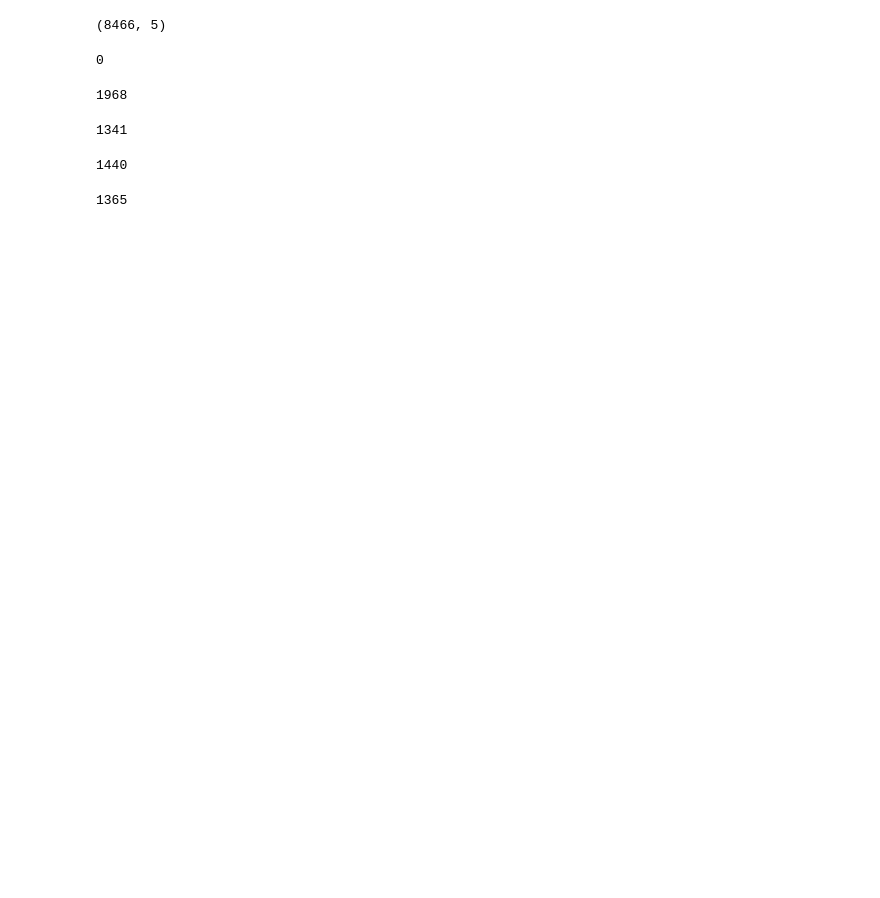
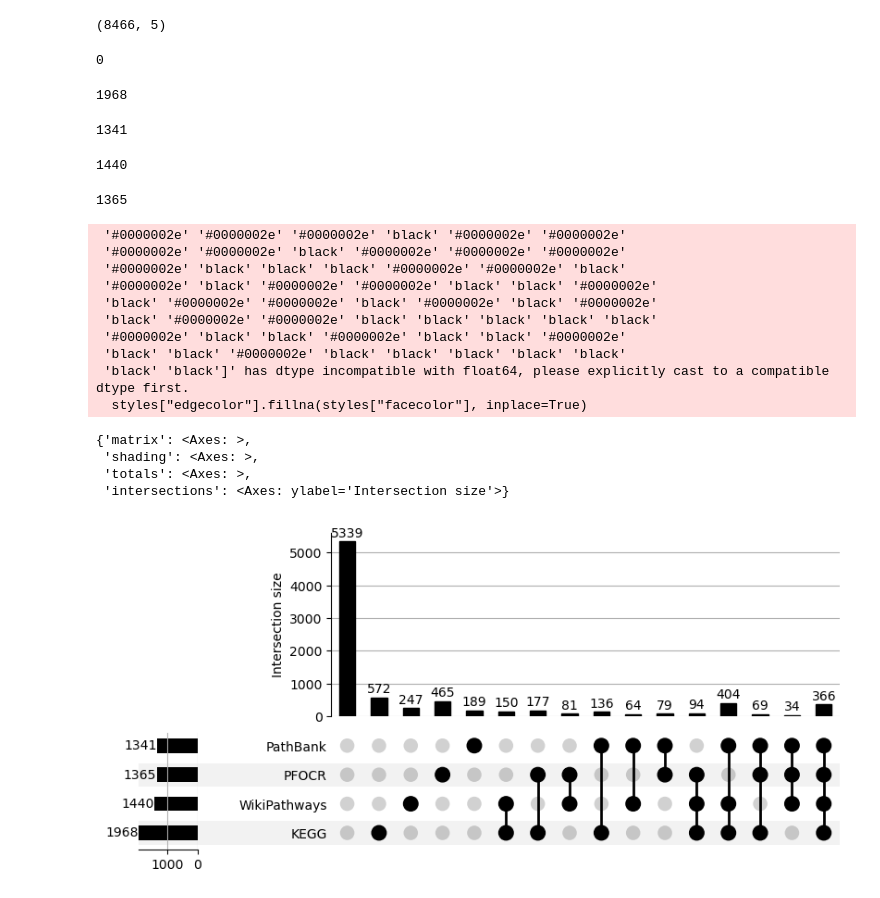
Before and after one commit to kozo2/mb-2023_poster, a Jupyter notebook: count_inchikeys_in_pathwaydbs.ipynb, the cells around one changed output. Saved outputs shown, nothing was run; the diff lists cells and outputs as text; code cells hidden in the pictures; blank space fills up the shorter version.

```diff
--- a/count_inchikeys_in_pathwaydbs.ipynb
+++ b/count_inchikeys_in_pathwaydbs.ipynb
@@ -741,0 +747,18 @@ overlap_df.to_csv("data/upsetplot/overlap_inchikey_prefix.csv", index=False)
+# %%
+plot(from_indicators(indicators=pd.isna, data=overlap_df), show_counts=True)
+# %% [output]
+ '#0000002e' '#0000002e' '#0000002e' 'black' '#0000002e' '#0000002e'
+ '#0000002e' '#0000002e' 'black' '#0000002e' '#0000002e' '#0000002e'
+ '#0000002e' 'black' 'black' 'black' '#0000002e' '#0000002e' 'black'
+ '#0000002e' 'black' '#0000002e' '#0000002e' 'black' 'black' '#0000002e'
+ 'black' '#0000002e' '#0000002e' 'black' '#0000002e' 'black' '#0000002e'
+ 'black' '#0000002e' '#0000002e' 'black' 'black' 'black' 'black' 'black'
+ '#0000002e' 'black' 'black' '#0000002e' 'black' 'black' '#0000002e'
+ 'black' 'black' '#0000002e' 'black' 'black' 'black' 'black' 'black'
+ 'black' 'black']' has dtype incompatible with float64, please explicitly cast to a compatible dtype first.
+  styles["edgecolor"].fillna(styles["facecolor"], inplace=True)
+{'matrix': <Axes: >,
+ 'shading': <Axes: >,
+ 'totals': <Axes: >,
+ 'intersections': <Axes: ylabel='Intersection size'>}
+[figure, added]
```
Also changed, not shown: parts of 5 cells of this notebook.
